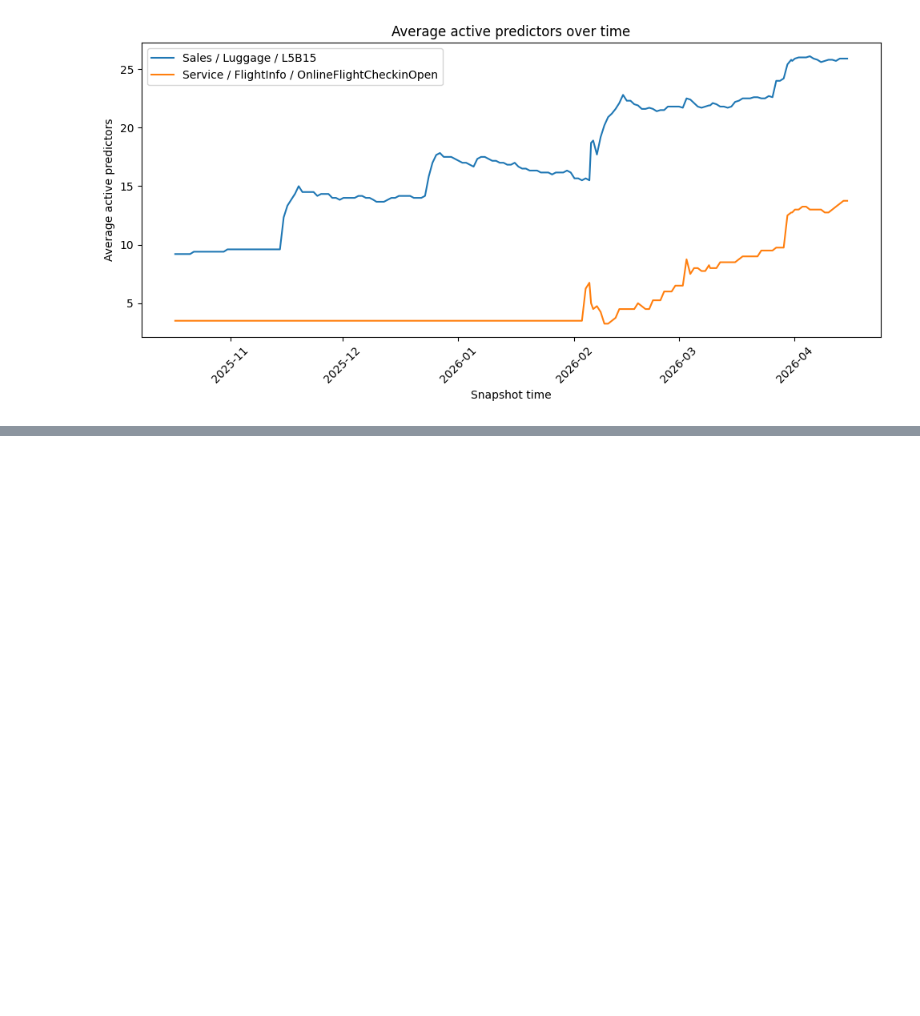
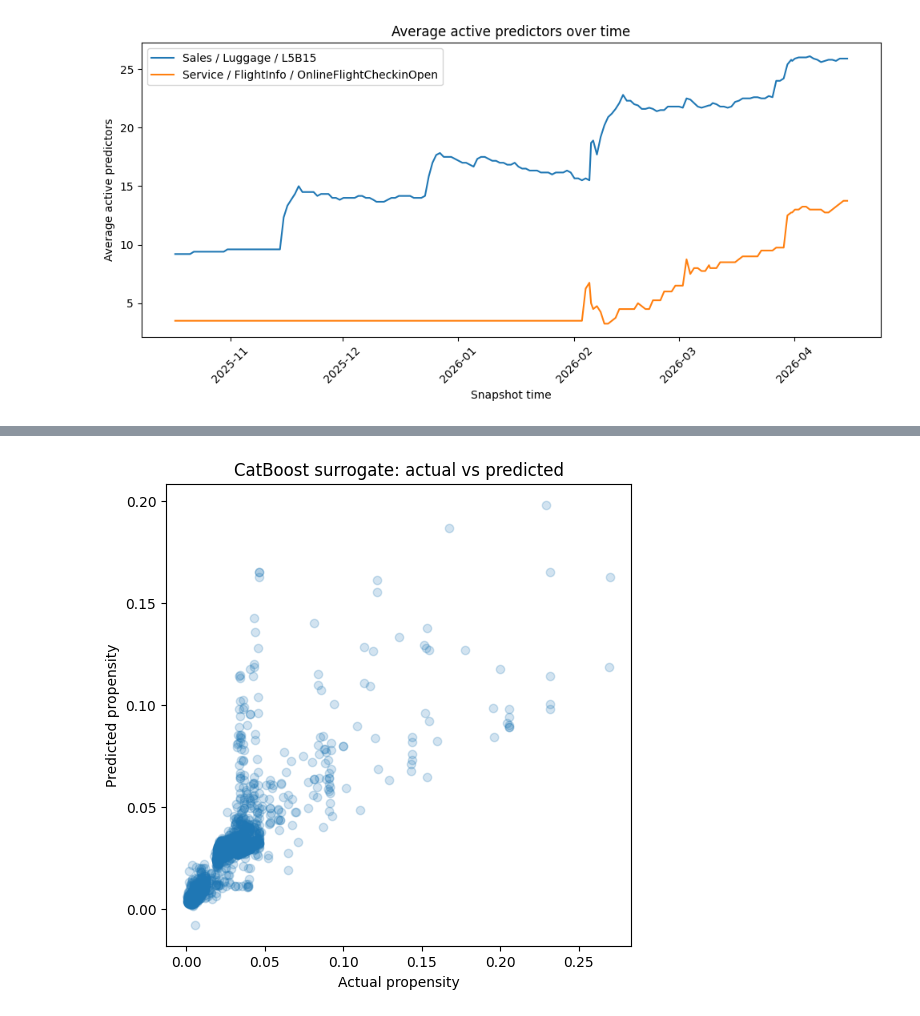
Before and after one commit to bosnbos/xai-fidelity-benchmark, a Jupyter notebook: notebooks/archive/exploration_original.ipynb, the cells around one changed output, grey strips where cells are left out. Drawn from its saved outputs; the diff is of its cells as text; code cells hidden in the pictures; blank space fills up the shorter version.

```diff
--- a/notebooks/exploration.ipynb
+++ b/notebooks/archive/exploration_original.ipynb
@@ -689,0 +1045,27 @@ plt.show()
+# %%
+### 7.2 Model Training
+from sklearn.model_selection import train_test_split
+from sklearn.metrics import r2_score, mean_absolute_error
+from catboost import CatBoostRegressor
+
+X_train, X_test, y_train, y_test = train_test_split(
+    X, y, test_size=0.2, random_state=42
+)
+
+cat_features = [X_train.columns.get_loc(c) for c in cat_cols]
+
+model = CatBoostRegressor(
+    iterations=500,
+    depth=6,
+    learning_rate=0.05,
+    loss_function="RMSE",
+    eval_metric="RMSE",
+    verbose=100,
+    random_seed=42
+)
+
+model.fit(X_train, y_train, cat_features=cat_features)
+pred = model.predict(X_test)
+
+print("R2:", r2_score(y_test, pred))
+print("MAE:", mean_absolute_error(y_test, pred))
@@ -689,0 +1090,9 @@ plt.show()
+# %%
+### 7.4 Actual vs Predicted Plot
+plt.scatter(y_test, pred, alpha=0.2)
+plt.xlabel("Actual propensity")
+plt.ylabel("Predicted propensity")
+plt.title("CatBoost surrogate: actual vs predicted")
+plt.show()
+# %% [output]
+[figure, added]
```
Also changed, not shown: parts of 52 cells of this notebook, 10 other files.
